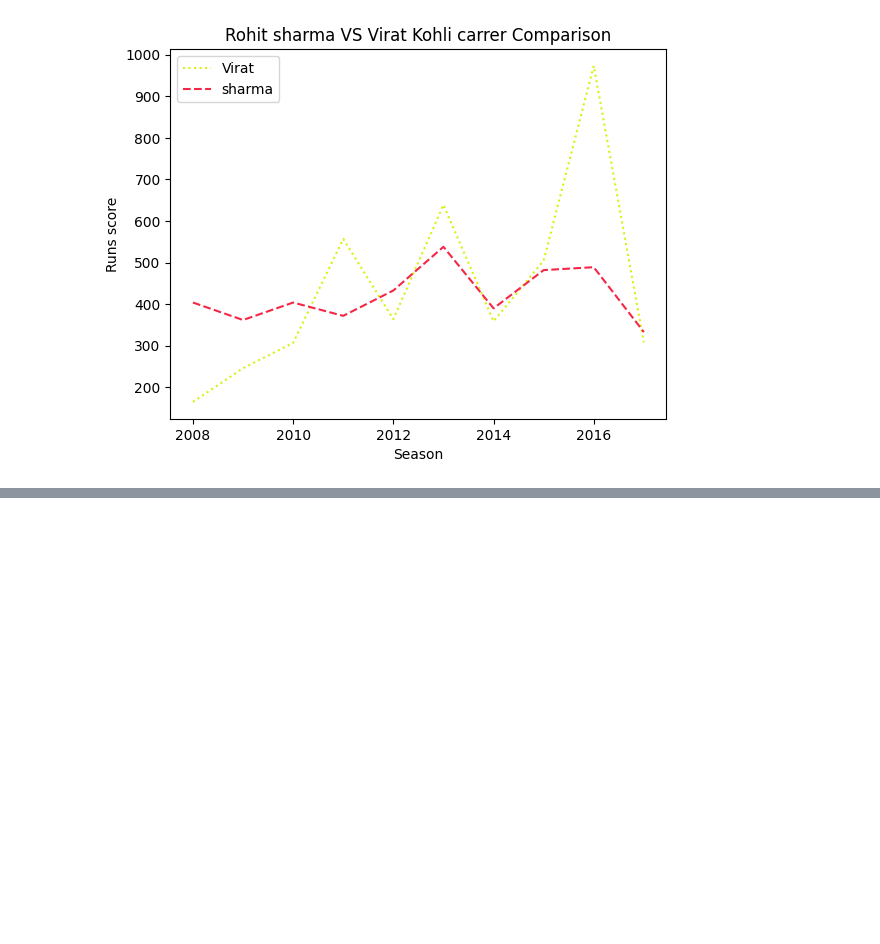
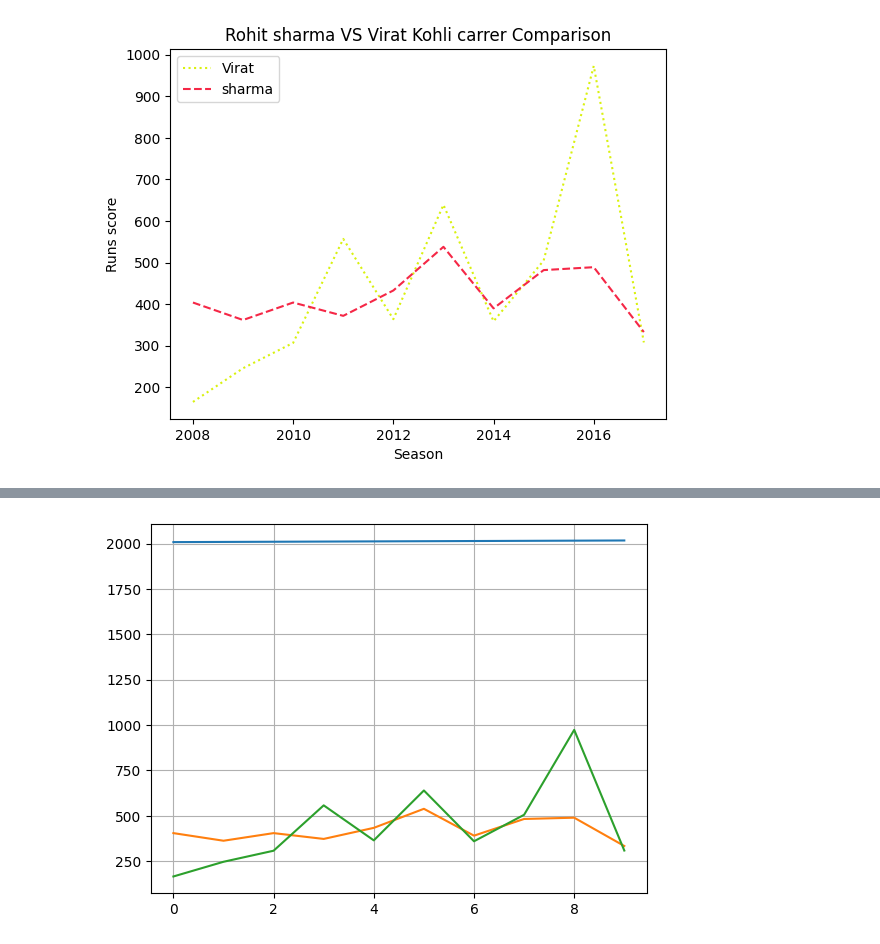
Before and after one commit to simran-aug15/Matplotlib, a Jupyter notebook: 2d_lineplot.ipynb, the cells around one changed output, grey strips where cells are left out. Saved outputs shown, nothing was run; the diff lists cells and outputs as text; code cells hidden in the pictures; blank space fills up the shorter version.

```diff
--- a/2d_lineplot.ipynb
+++ b/2d_lineplot.ipynb
@@ -97,0 +116,6 @@ plt.legend()
+# %%
+# grid : To increase the readability
+plt.plot(batsman)
+plt.grid()
+# %% [output]
+[figure, added]
```
Also changed, not shown: parts of 3 cells of this notebook.
